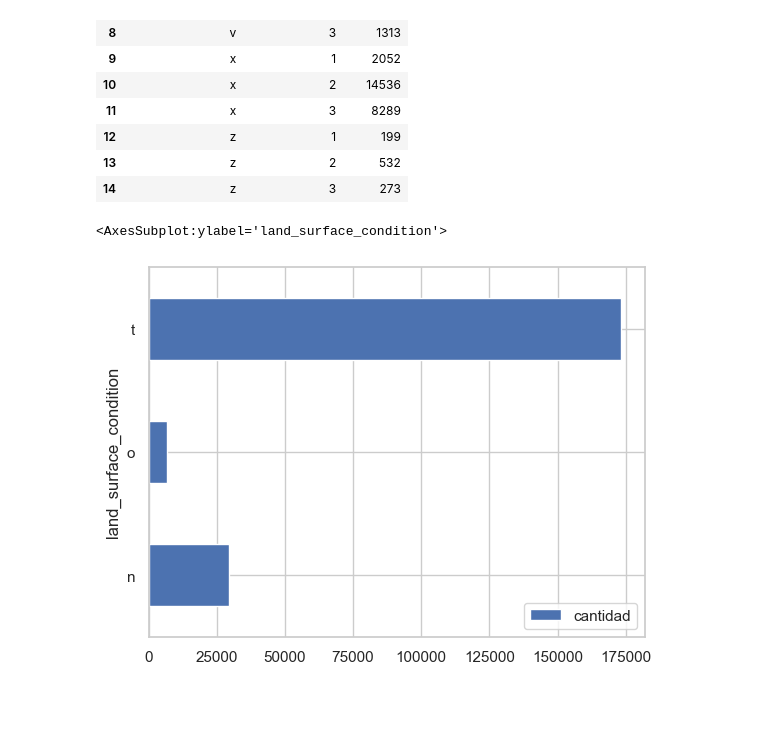
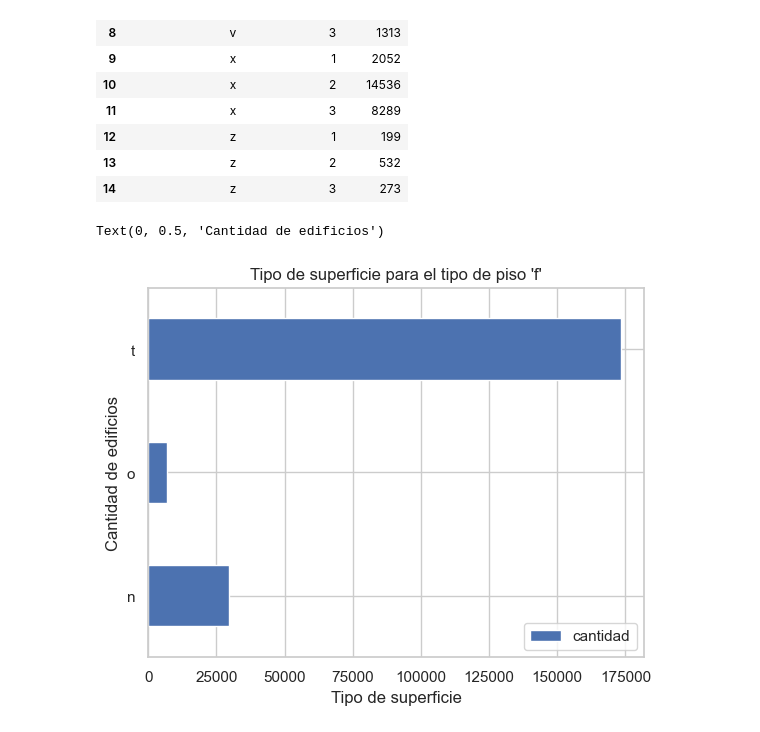
Before and after one commit to DanteReinaudo/EarthquakeDamagePrediction, a Jupyter notebook: tp1/analisis_joaco.ipynb, the cells around one changed output. Cells and saved outputs as stored; diff of their text form; code cells hidden in the pictures; blank space fills up the shorter version.

```diff
--- a/tp1/analisis_joaco.ipynb
+++ b/tp1/analisis_joaco.ipynb
@@ -327,7 +340,10 @@ dmg_grade_by_floor_type
 # %%
 #analizamos columna f por tener la mayoria ampliamente
 infoTipoPisoF = data_values.loc[data_values["ground_floor_type"] == 'f'].groupby(["land_surface_condition"]).agg({"cantidad": "count"})
-infoTipoPisoF.plot(kind="barh", colors)
+infoTipoPisoF.plot(kind="barh")
+plt.title("Tipo de superficie para el tipo de piso 'f'",fontsize = 12)
+plt.xlabel("Tipo de superficie")
+plt.ylabel("Cantidad de edificios", fontsize=12)
 # %% [output]
-<AxesSubplot:ylabel='land_surface_condition'>
+Text(0, 0.5, 'Cantidad de edificios')
-[figure, old version]
+[figure, new version]
```
Also changed, not shown: parts of 4 cells of this notebook.
